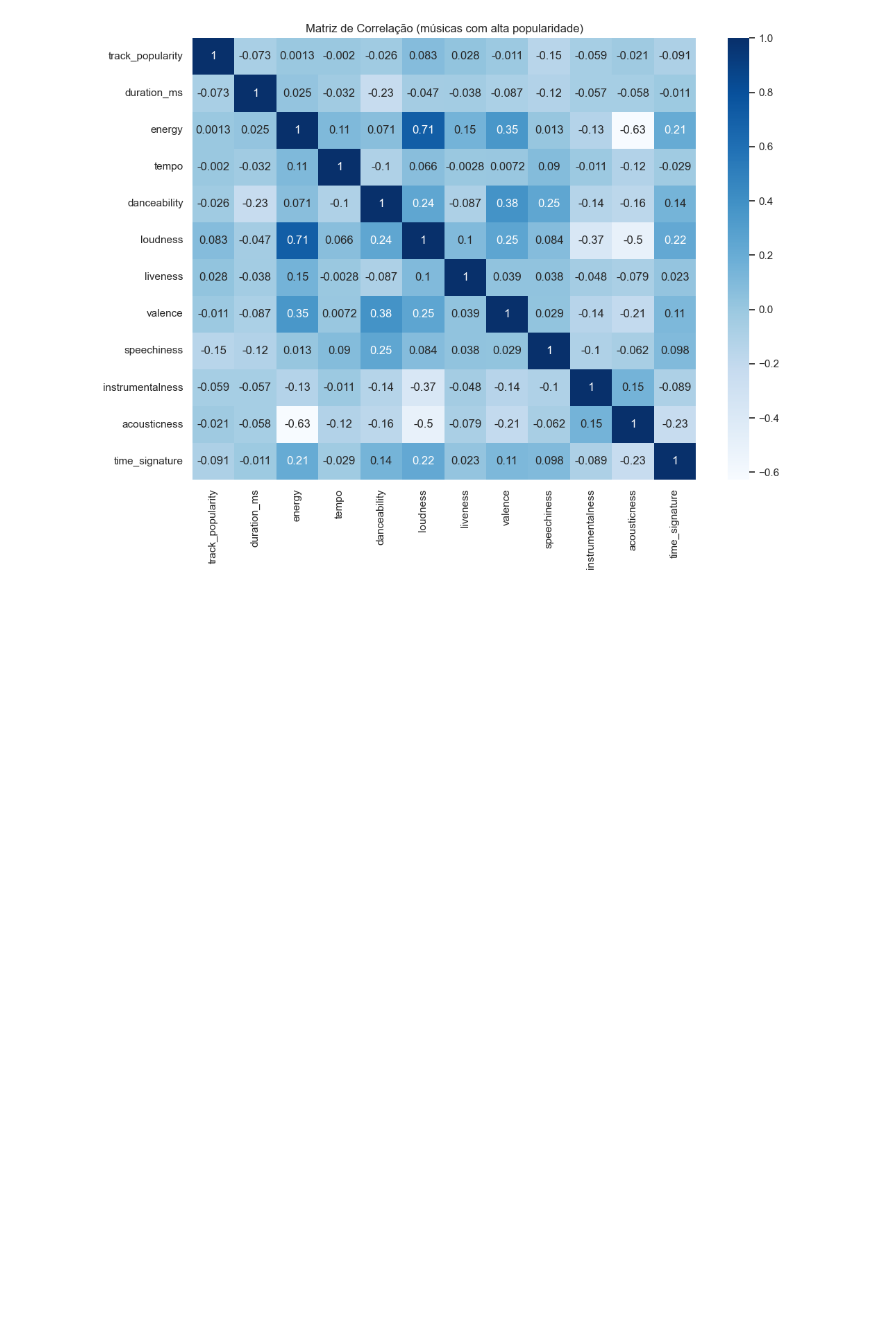
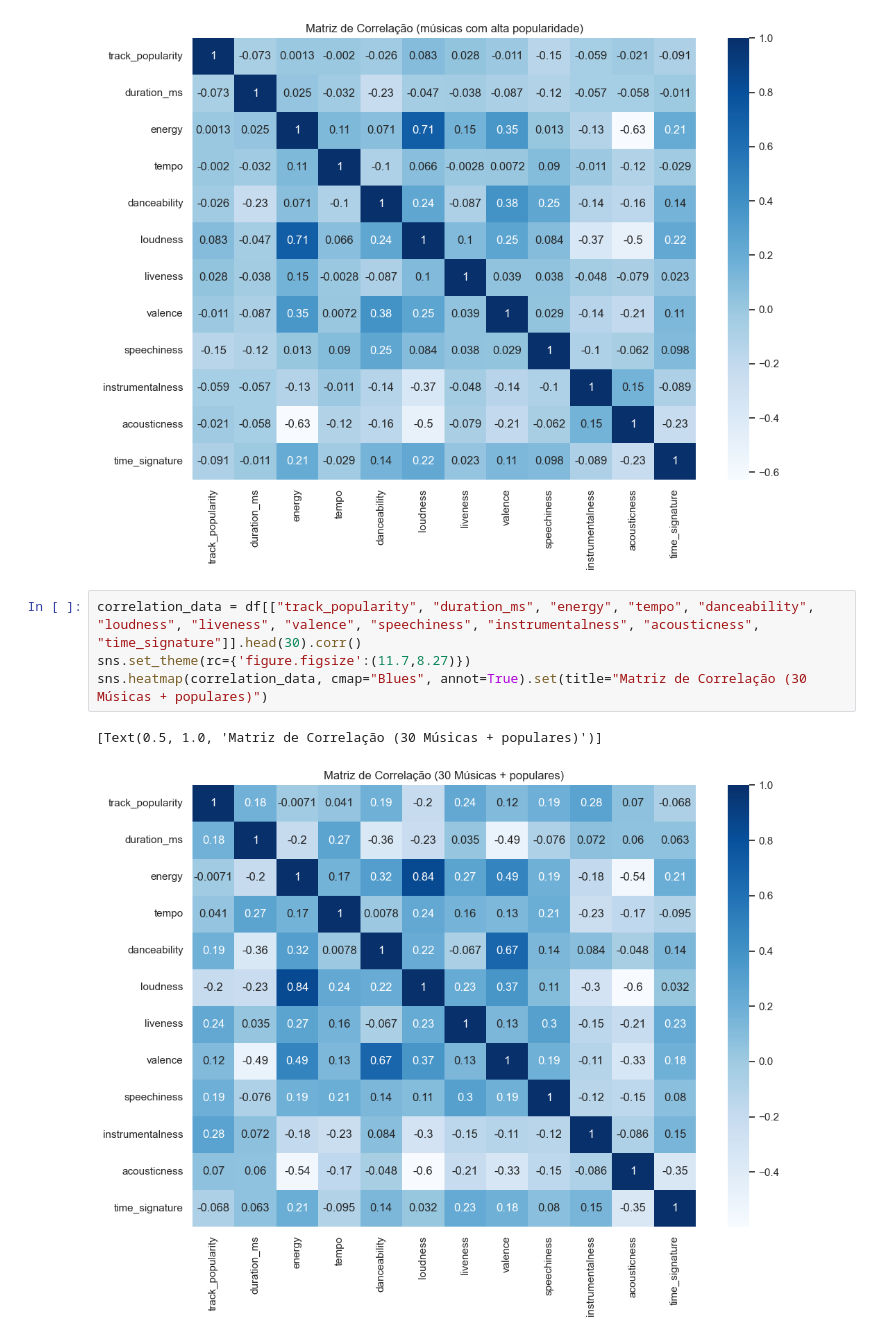
Before and after one commit to vhdtv/Previsor-de-Hits-IA, a Jupyter notebook: notebooks/analise_exploratoria.ipynb, the cells around one changed output. Drawn from its saved outputs; the diff is of its cells as text; blank space fills up the shorter version.

```diff
--- a/notebooks/analise_exploratoria.ipynb
+++ b/notebooks/analise_exploratoria.ipynb
@@ -102,3 +122,10 @@ sns.heatmap(correlation_data, cmap="Blues", annot=True).set(title="Matriz de Cor
 # %% [output]
 [Text(0.5, 1.0, 'Matriz de Correlação (músicas com alta popularidade)')]
 [figure]
+# %%
+correlation_data = df[["track_popularity", "duration_ms", "energy", "tempo", "danceability", "loudness", "liveness", "valence", "speechiness", "instrumentalness", "acousticness", "time_signature"]].head(30).corr()
+sns.set_theme(rc={'figure.figsize':(11.7,8.27)})
+sns.heatmap(correlation_data, cmap="Blues", annot=True).set(title="Matriz de Correlação (30 Músicas + populares)")
+# %% [output]
+[Text(0.5, 1.0, 'Matriz de Correlação (30 Músicas + populares)')]
+[figure, added]
```
Also changed, not shown: parts of 10 cells of this notebook, 1 other file.
